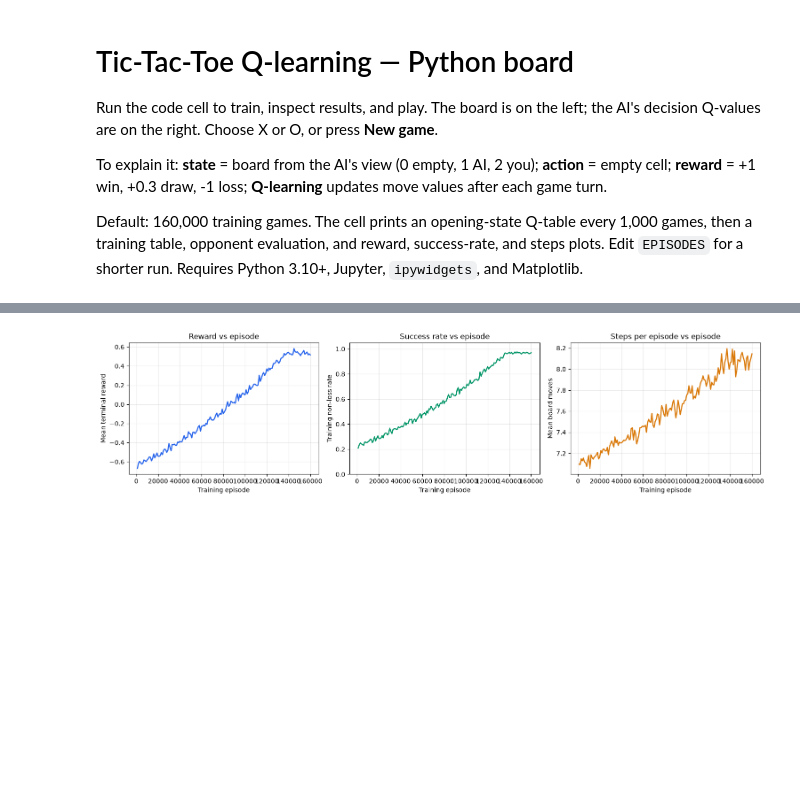
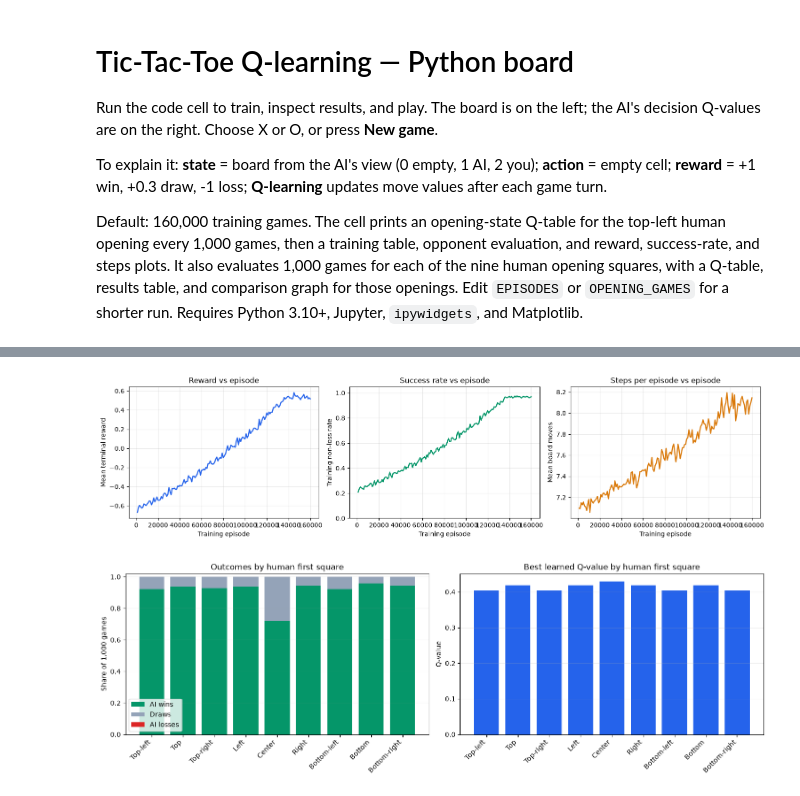
Before and after one commit to shreejaykurhade/tic-tac-toe-qlearning-lab, a Jupyter notebook: notebooks/TicTacToe_All_In_One.ipynb, the cells around one changed output, grey strips where cells are left out. Drawn from its saved outputs; the diff is of its cells as text; code cells hidden in the pictures; blank space fills up the shorter version.

Commit message:
Compare Q-learning across human opening squares

```diff
--- a/notebooks/TicTacToe_All_In_One.ipynb
+++ b/notebooks/TicTacToe_All_In_One.ipynb
@@ -5,7 +5,7 @@ Run the code cell to train, inspect results, and play. The board is on the left;
 
 To explain it: **state** = board from the AI's view (0 empty, 1 AI, 2 you); **action** = empty cell; **reward** = +1 win, +0.3 draw, -1 loss; **Q-learning** updates move values after each game turn.
 
-Default: 160,000 training games. The cell prints an opening-state Q-table every 1,000 games, then a training table, opponent evaluation, and reward, success-rate, and steps plots. Edit `EPISODES` for a shorter run. Requires Python 3.10+, Jupyter, `ipywidgets`, and Matplotlib.
+Default: 160,000 training games. The cell prints an opening-state Q-table for the top-left human opening every 1,000 games, then a training table, opponent evaluation, and reward, success-rate, and steps plots. It also evaluates 1,000 games for each of the nine human opening squares, with a Q-table, results table, and comparison graph for those openings. Edit `EPISODES` or `OPENING_GAMES` for a shorter run. Requires Python 3.10+, Jupyter, `ipywidgets`, and Matplotlib.
 # %%
 # One Python cell: train the Q-learning agent, then play it.
 """Game rules and opponents. Cells: 0 empty, 1 X, 2 O."""
@@ -216,11 +216,16 @@ history = []
 window = {"wins": 0, "draws": 0, "losses": 0, "reward": 0.0, "moves": 0}
 
 def print_q_snapshot(episode):
-    # Opening-state values for X; other states remain in agent.q.
-    values = agent.values("000000000")
-    print(f"Episode {episode:,} | opening Q-table (X to move) | states: {len(agent.q)}")
+    # Keep the same human opening so checkpoints are comparable.
+    board = play(EMPTY_BOARD, 0, X)
+    values = agent.values(encode_state(board, O))
+    best = agent.greedy_actions(board, O)
+    print(f"Episode {episode:,} | human X at top-left, AI O to move | states: {len(agent.q)}")
     for row in range(0, 9, 3):
-        print("  " + " | ".join(f"{value:+.3f}" for value in values[row:row + 3]))
+        print("  " + " | ".join("   X   " if board[i] else f"{values[i]:+.3f}"
+                               for i in range(row, row + 3)))
+    print("  Best AI reply:", ", ".join(f"({i // 3 + 1},{i % 3 + 1})" for i in best),
+          f"| Q = {values[best[0]]:+.3f}")
 
 for episode in range(1, EPISODES + 1):
     agent_mark = X if episode % 2 else O
@@ -295,6 +300,49 @@ for name, weights in (("Random", (1, 0, 0)), ("Tactical", (0, 1, 0)),
         losses += result == other(agent_mark)
     print(f"{name:<10} {wins:5d} {draws:6d} {losses:7d} {(wins + draws) / 400:9.1%}")
 
+# Compare all nine human openings with the same trained AI.
+OPENING_GAMES = 1000
+start_names = ("Top-left", "Top", "Top-right", "Left", "Center",
+               "Right", "Bottom-left", "Bottom", "Bottom-right")
+opening_results = []
+print("\nHuman starts as X; AI is O. Each opening gets 1,000 games vs random X replies.")
+print("Q is learned future return, not a win probability. X marks the occupied cell.")
+for start, name in enumerate(start_names):
+    first_board = play(EMPTY_BOARD, start, X)
+    q_values = agent.values(encode_state(first_board, O))
+    best = agent.greedy_actions(first_board, O)
+    category_rng = random.Random(SEED + 1000 + start)
+    wins = draws = losses = 0
+    for _ in range(OPENING_GAMES):
+        board = first_board
+        while not terminal(board):
+            turn = X if sum(cell != 0 for cell in board) % 2 == 0 else O
+            action = (agent.select_action(board, O, rng=category_rng) if turn == O
+                      else mixture_action(board, X, category_rng, (1, 0, 0)))
+            board = play(board, action, turn)
+        result = winner(board)
+        wins += result == O
+        draws += result == 0
+        losses += result == X
+    opening_results.append({"start": name, "best_reply": best[0],
+                            "best_q": q_values[best[0]], "wins": wins,
+                            "draws": draws, "losses": losses})
+    print(f"\n{name}: human X at ({start // 3 + 1},{start % 3 + 1})")
+    for row in range(0, 9, 3):
+        print("  " + " | ".join("   X   " if first_board[i] else f"{q_values[i]:+.3f}"
+                               for i in range(row, row + 3)))
+    print(f"  Best AI reply: ({best[0] // 3 + 1},{best[0] % 3 + 1}), "
+          f"Q = {q_values[best[0]]:+.3f}; outcomes: {wins} W / {draws} D / {losses} L")
+
+print("\nResults by human opening (AI perspective; 1,000 games per row)")
+print(f"{'Opening':<13} {'AI reply':>8} {'Best Q':>8} {'Wins':>6} {'Draws':>6} "
+      f"{'Losses':>6} {'Win rate':>9}")
+for row in opening_results:
+    action = row["best_reply"]
+    print(f"{row['start']:<13} {f'({action // 3 + 1},{action % 3 + 1})':>8} "
+          f"{row['best_q']:+8.3f} {row['wins']:6d} {row['draws']:6d} "
+          f"{row['losses']:6d} {row['wins'] / OPENING_GAMES:9.1%}")
+
 fig, axes = plt.subplots(1, 3, figsize=(15, 3.7), constrained_layout=True)
 xs = [row["episode"] for row in history]
 for ax, key, title, ylabel, color in zip(
@@ -308,6 +356,24 @@ for ax, key, title, ylabel, color in zip(
     ax.set(title=title, xlabel="Training episode", ylabel=ylabel)
     ax.grid(alpha=0.25)
 axes[1].set_ylim(0, 1.05)
+plt.show()
+
+fig, axes = plt.subplots(1, 2, figsize=(14, 4.5), constrained_layout=True)
+positions = list(range(9))
+win_rates = [row["wins"] / OPENING_GAMES for row in opening_results]
+draw_rates = [row["draws"] / OPENING_GAMES for row in opening_results]
+loss_rates = [row["losses"] / OPENING_GAMES for row in opening_results]
+axes[0].bar(positions, win_rates, label="AI wins", color="#059669")
+axes[0].bar(positions, draw_rates, bottom=win_rates, label="Draws", color="#94a3b8")
+axes[0].bar(positions, loss_rates, bottom=[w + d for w, d in zip(win_rates, draw_rates)],
+            label="AI losses", color="#dc2626")
+axes[0].set(title="Outcomes by human first square", ylabel="Share of 1,000 games", ylim=(0, 1.02))
+axes[0].legend()
+axes[1].bar(positions, [row["best_q"] for row in opening_results], color="#2563eb")
+axes[1].set(title="Best learned Q-value by human first square", ylabel="Q-value")
+for ax in axes:
+    ax.set_xticks(positions, start_names, rotation=45, ha="right")
+    ax.grid(axis="y", alpha=0.2)
 plt.show()
 
 
@@ -478 +544,2 @@ Minimax        0    400       0    100.0%
 [figure]
+[figure, added]
```
Also changed, not shown: parts of 1 cell of this notebook, 2 other files.
